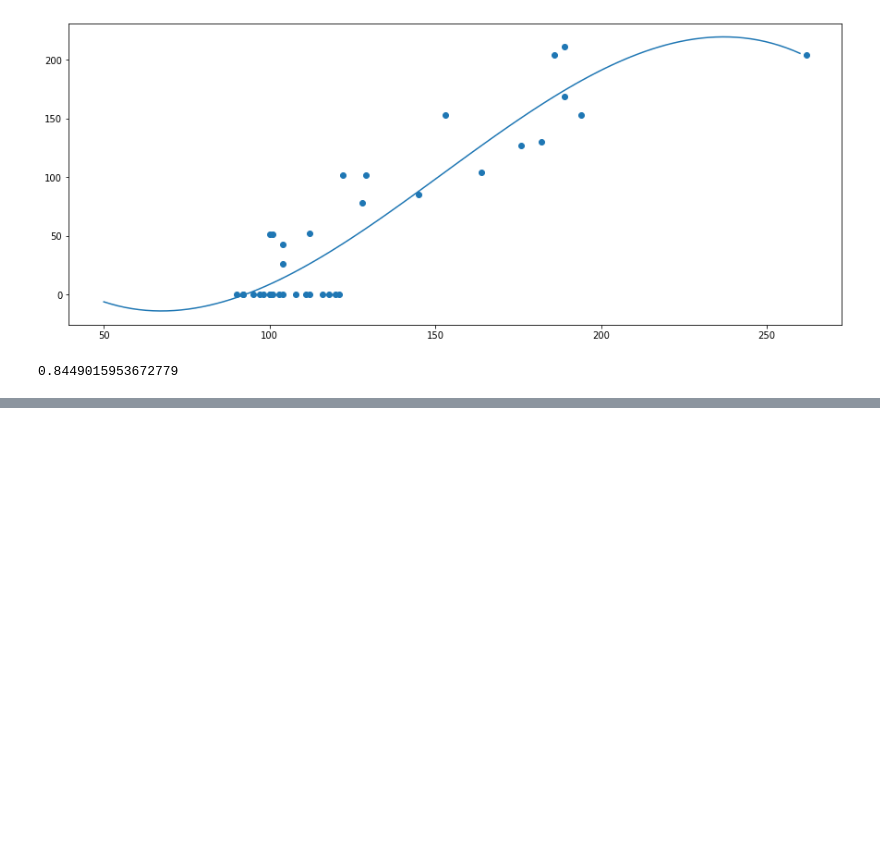
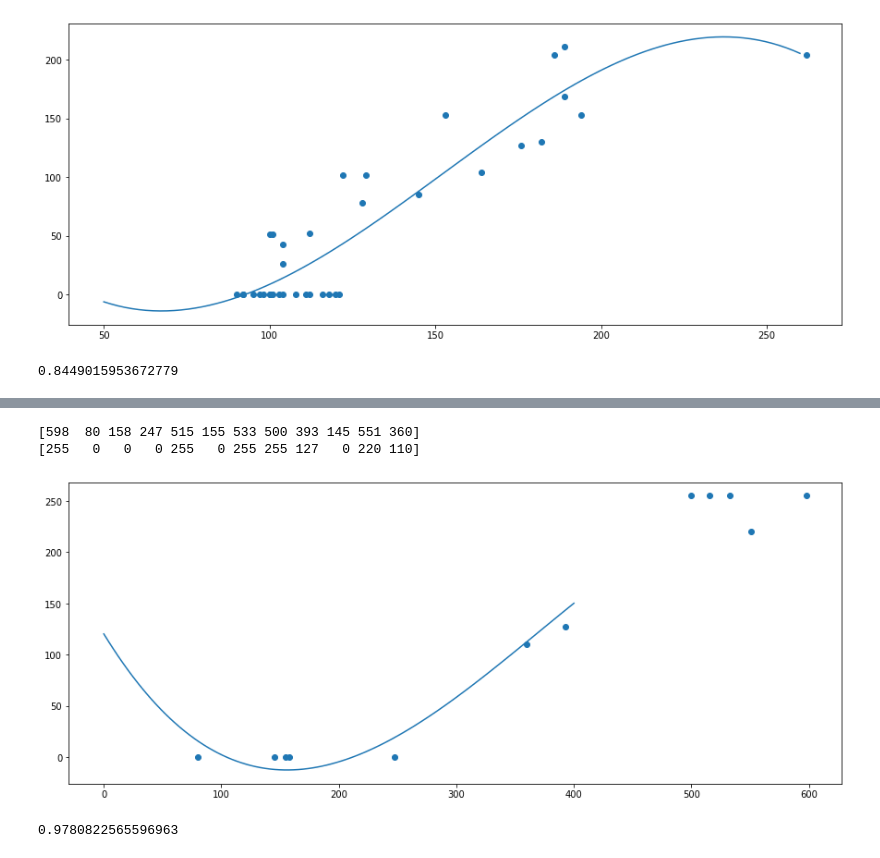
Before and after one commit to KCSAbeywickrama/rgb-g2, a Jupyter notebook: calibration/algo/regr.ipynb, the cells around one changed output, grey strips where cells are left out. Saved outputs shown, nothing was run; the diff lists cells and outputs as text; code cells hidden in the pictures; blank space fills up the shorter version.

```diff
--- a/calibration/algo/regr.ipynb
+++ b/calibration/algo/regr.ipynb
@@ -165,0 +241,20 @@ print(r2_score(y, mymodel(x)))
+# %%
+# BLUE
+y=np.split(ex,3,1)[2].reshape(12)
+x=np.split(rd,3,1)[2].reshape(12)
+
+print(x,y,sep='\n')
+mymodel = np.poly1d(np.polyfit(x, y, 3))
+
+myline = np.linspace(0, 400, 100)
+plt.figure(figsize=(15, 6))
+plt.scatter(x, y)
+plt.plot(myline, mymodel(myline))
+plt.show()
+
+print(r2_score(y, mymodel(x)))
+# %% [output]
+[598  80 158 247 515 155 533 500 393 145 551 360]
+[255   0   0   0 255   0 255 255 127   0 220 110]
+[figure, added]
+0.9780822565596963
```
Also changed, not shown: parts of 3 cells of this notebook, 4 other files.
